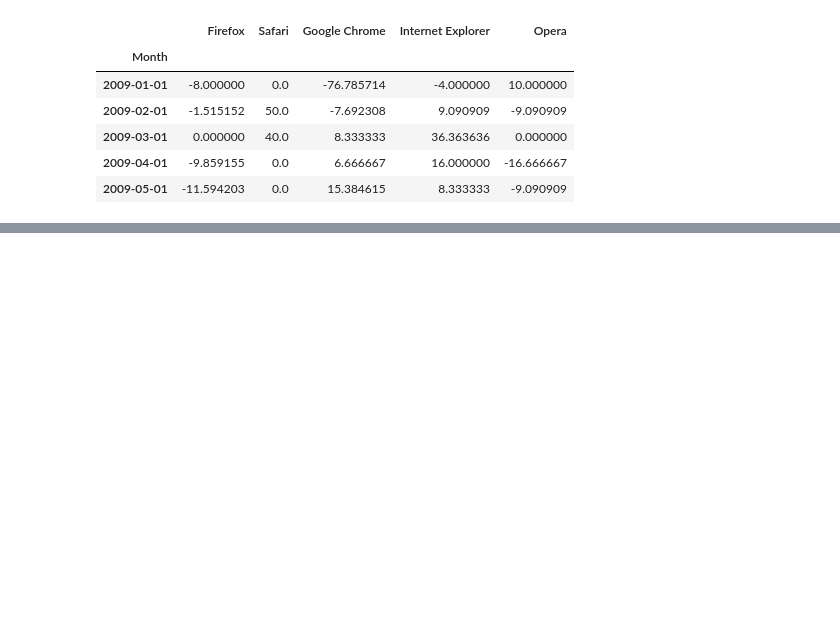
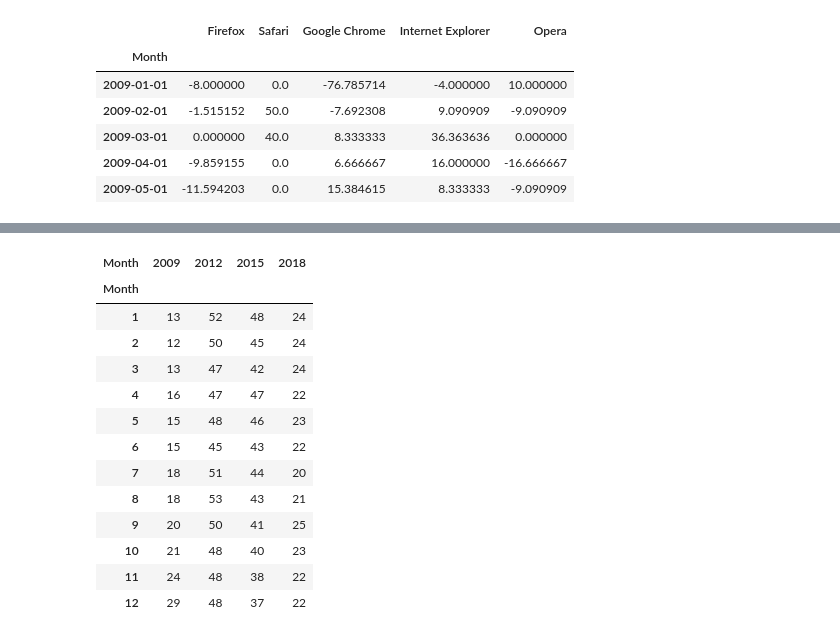
Before and after one commit to pithun/Browser-Popularity-with-google-trends, a Jupyter notebook: Untitled.ipynb, the cells around one changed output, grey strips where cells are left out. Saved outputs shown, nothing was run; the diff lists cells and outputs as text; code cells hidden in the pictures; blank space fills up the shorter version.

```diff
--- a/Untitled.ipynb
+++ b/Untitled.ipynb
@@ -183,0 +206,17 @@ pct_change_quarterly
+# %%
+ordering
+# %% [output]
+| Month | 2009 | 2012 | 2015 | 2018 |
+| Month |  |  |  |  |
+| 1 | 13 | 52 | 48 | 24 |
+| 2 | 12 | 50 | 45 | 24 |
+| 3 | 13 | 47 | 42 | 24 |
+| 4 | 16 | 47 | 47 | 22 |
+| 5 | 15 | 48 | 46 | 23 |
+| 6 | 15 | 45 | 43 | 22 |
+| 7 | 18 | 51 | 44 | 20 |
+| 8 | 18 | 53 | 43 | 21 |
+| 9 | 20 | 50 | 41 | 25 |
+| 10 | 21 | 48 | 40 | 23 |
+| 11 | 24 | 48 | 38 | 22 |
+| 12 | 29 | 48 | 37 | 22 |
```
Also changed, not shown: parts of 18 cells of this notebook.
